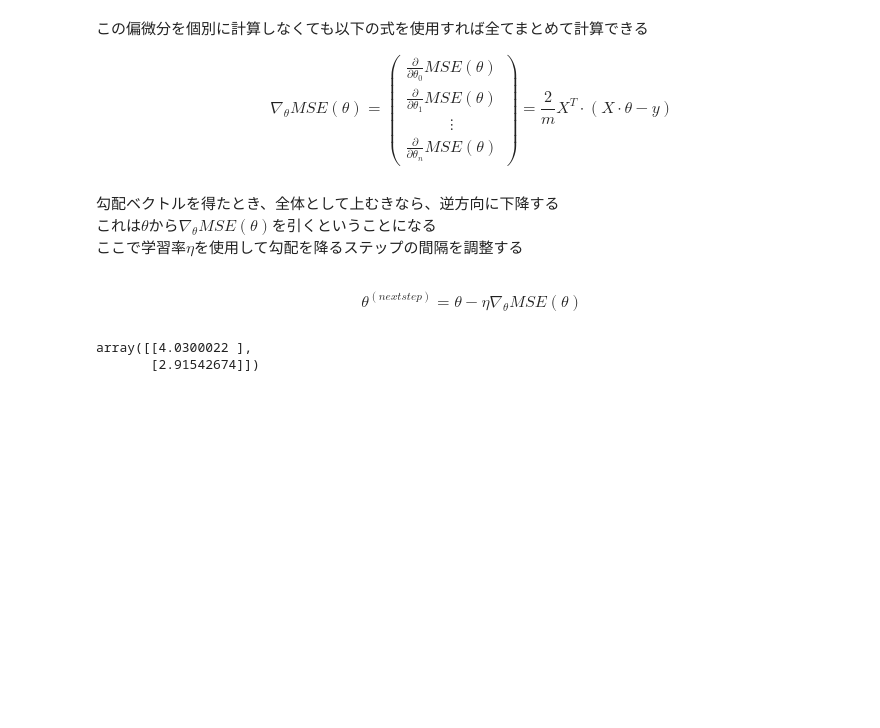
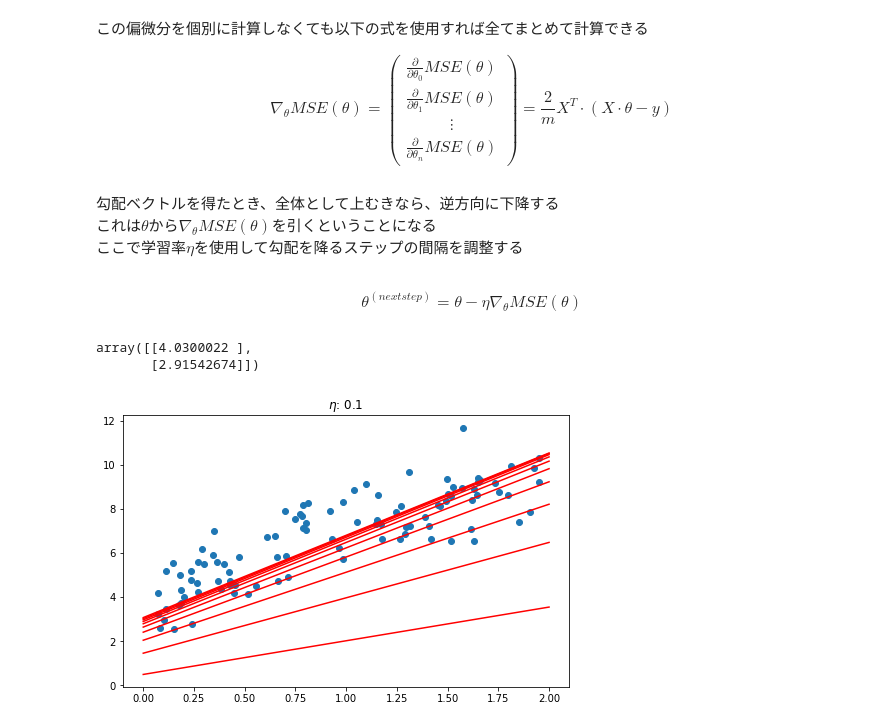
Before and after one commit to thimi0412/sklearn-tensor, a Jupyter notebook: 4.ipynb, the cells around one changed output. Cells and saved outputs as stored; diff of their text form; code cells hidden in the pictures; blank space fills up the shorter version.

```diff
--- a/4.ipynb
+++ b/4.ipynb
@@ -150,3 +150,22 @@ theta
 # %% [output]
 array([[4.0300022 ],
        [2.91542674]])
+# %%
+def plot_eta(eta, n_iterations = 1000):
+    m = len(X_b)
+    theta = np.random.randn(2, 1)
+
+    plt.figure(figsize=(8, 5))
+    plt.scatter(X, y)
+    plt.title('$\eta$: {}'.format(eta))
+
+    for iteration in range(n_iterations):
+        if iteration < 10:
+            gradients = 2/m * X_b.T.dot(X_b.dot(theta) -y)
+            theta = theta - eta * gradients
+            y_predict = X_new_b.dot(theta)
+            plt.plot(X_new, y_predict, "r-")
+# %%
+plot_eta(0.1)
+# %% [output]
+[figure, added]
```
Also changed, not shown: parts of 2 cells of this notebook.
